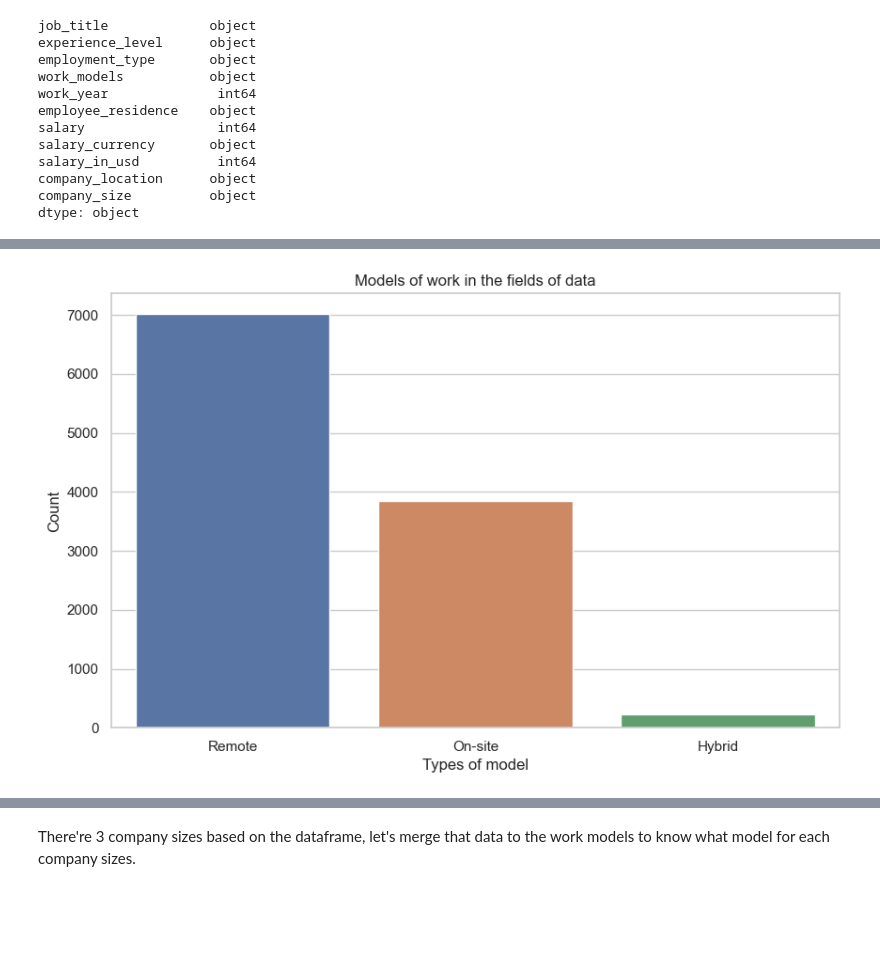
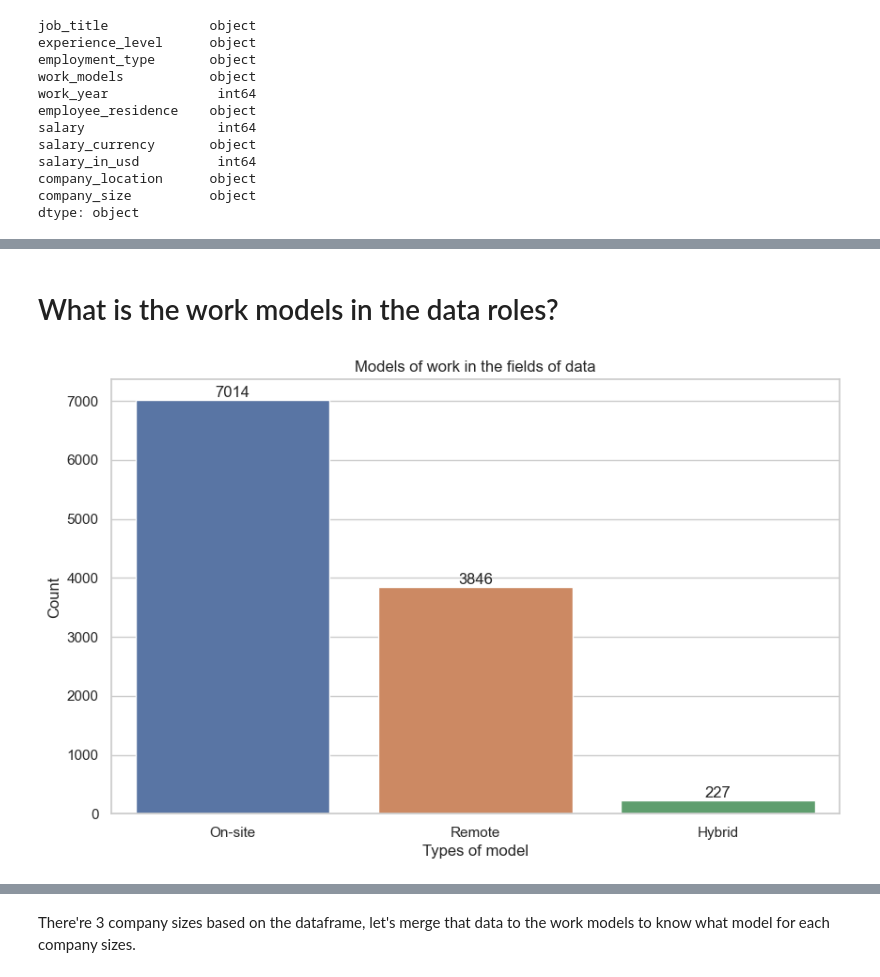
Before and after one commit to DickyAdi/DS2024_analysis, a Jupyter notebook: analysis.ipynb, the cells around one changed output, grey strips where cells are left out. Saved outputs shown, nothing was run; the diff lists cells and outputs as text; code cells hidden in the pictures; blank space fills up the shorter version.

```diff
--- a/analysis.ipynb
+++ b/analysis.ipynb
@@ -43,9 +65,15 @@ numberCols = df.select_dtypes(exclude='number').columns.to_list()
+# %% [markdown]
+# What is the work models in the data roles?
+# %%
+workModels = df['work_models'].value_counts()
 # %%
 plt.figure(figsize=(10,6))
-sns.barplot(x=df['work_models'].unique(), y=df['work_models'].value_counts())
+sns.barplot(x=workModels.index, y=workModels.values)
+for i, val in enumerate(workModels.values):
+    plt.text(i, val+i, str(val), ha='center', va='bottom')
 plt.title('Models of work in the fields of data')
 plt.xlabel('Types of model')
 plt.ylabel('Count')
 plt.show()
 # %% [output]
-[figure, old version]
+[figure, new version]
```
Also changed, not shown: parts of 15 cells of this notebook.
